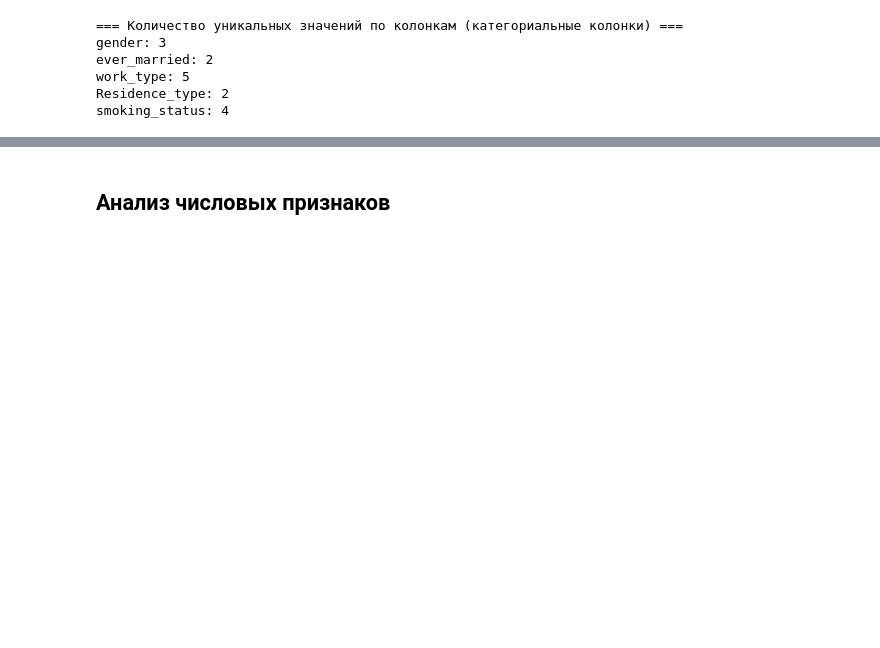
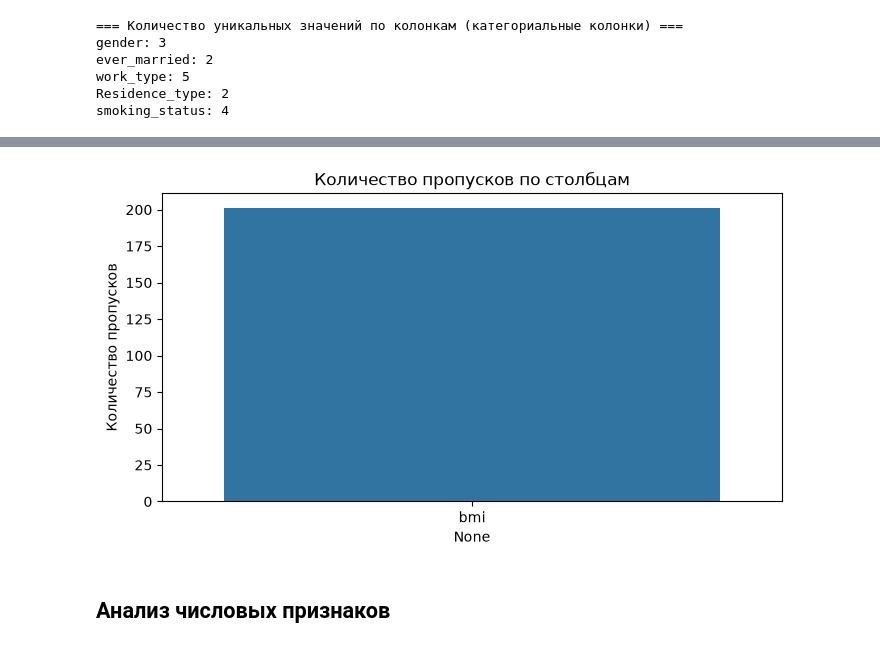
Before and after one commit to Fandoren/ML_Stroke_Prediction, a Jupyter notebook: main.ipynb, the cells around one changed output, grey strips where cells are left out. Drawn from its saved outputs; the diff is of its cells as text; code cells hidden in the pictures; blank space fills up the shorter version.

```diff
--- a/main.ipynb
+++ b/main.ipynb
@@ -97,2 +107,12 @@ smoking_status: 4
+# %%
+missing = df.isnull().sum()
+missing = missing[missing > 0].sort_values(ascending=False)
+plt.figure(figsize=(8,4))
+sns.barplot(x=missing.index, y=missing.values)
+plt.title('Количество пропусков по столбцам')
+plt.ylabel('Количество пропусков')
+plt.show()
+# %% [output]
+[figure, added]
 # %% [markdown]
 ## Анализ числовых признаков
```
Also changed, not shown: parts of 10 cells of this notebook.
